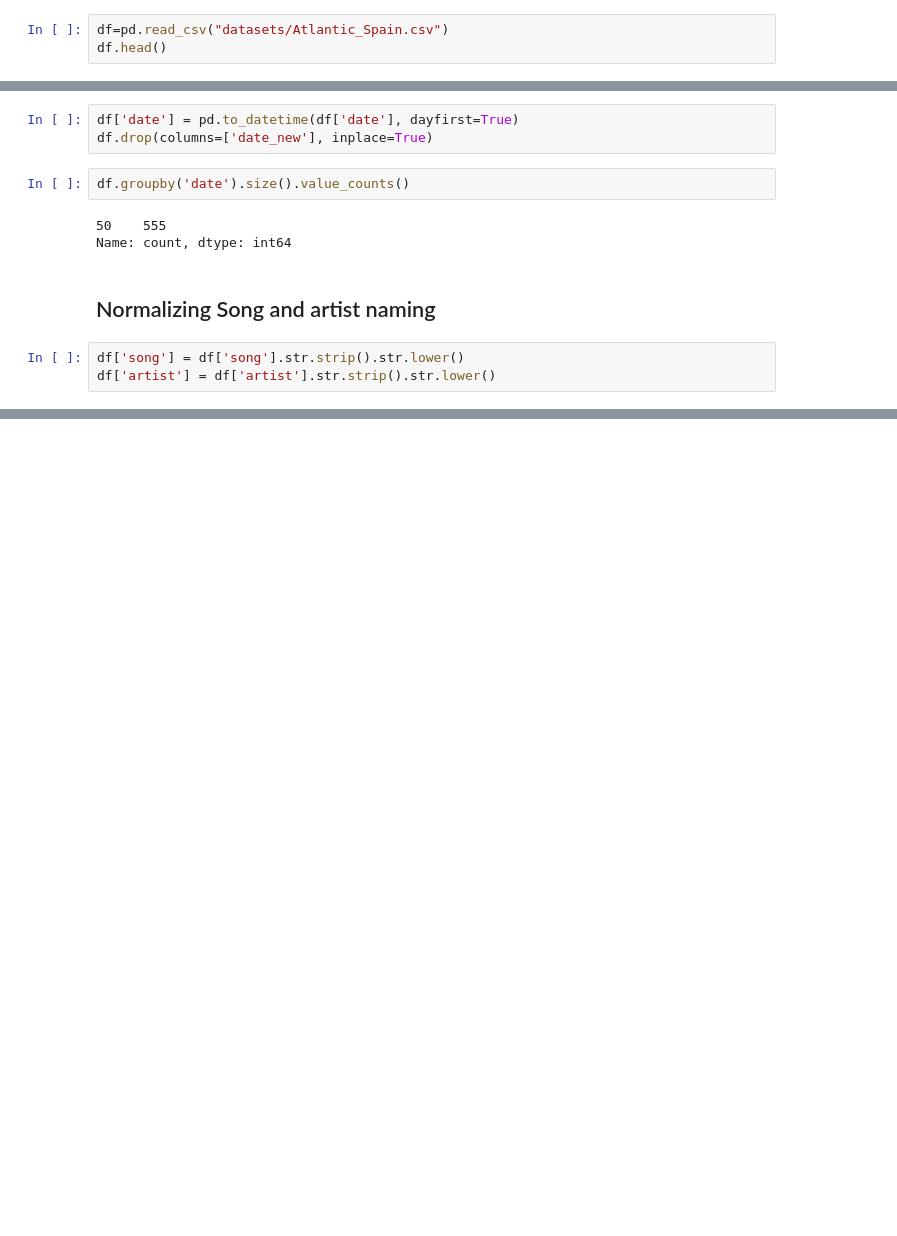
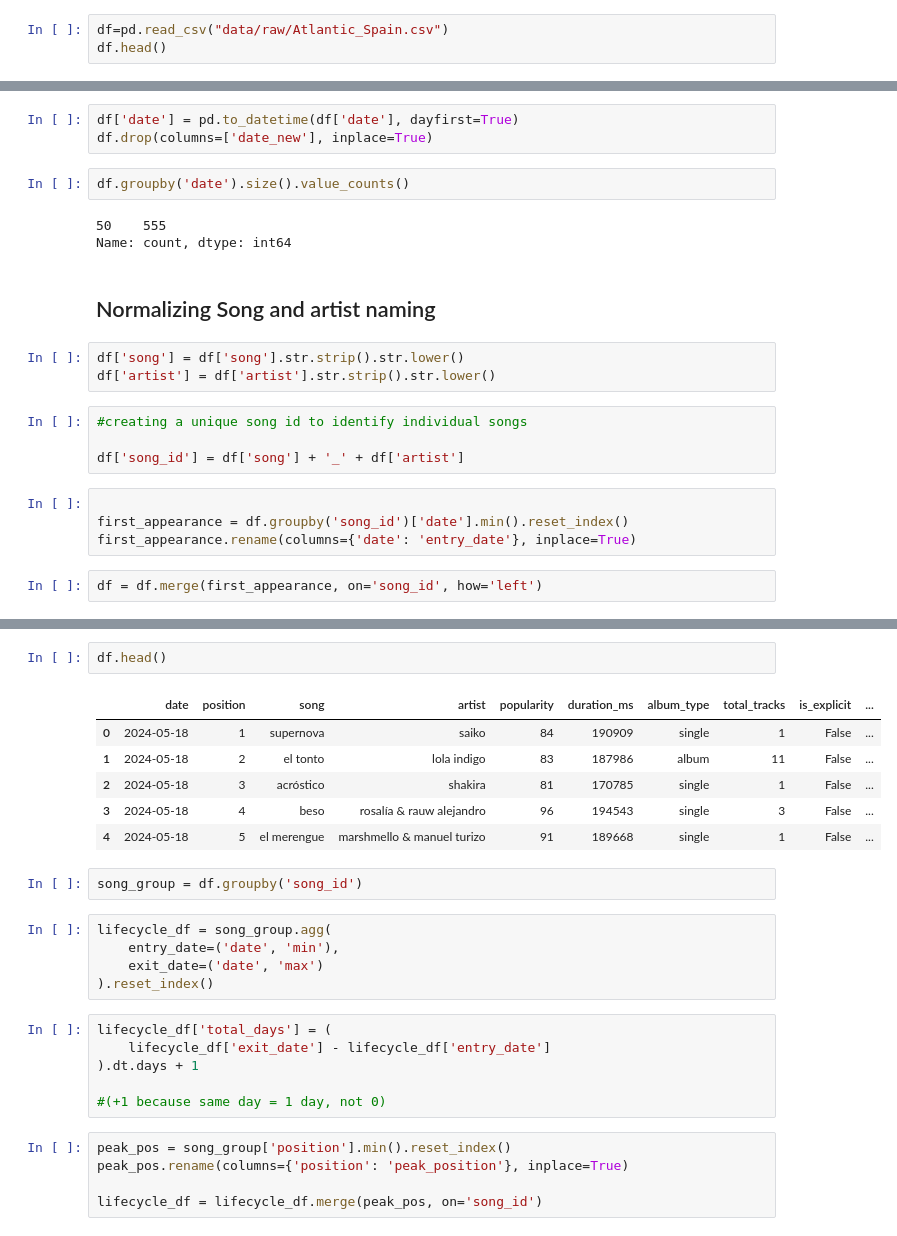
Before and after one commit to ruhaanizm/spaintopfifty, a Jupyter notebook: eda.ipynb, the cells around one changed output, grey strips where cells are left out. Cells and saved outputs as stored; diff of their text form; blank space fills up the shorter version.

Commit message:
dataset cleaned and lifecycle dataset created

```diff
--- a/eda.ipynb
+++ b/eda.ipynb
@@ -5,7 +5,7 @@ import matplotlib.pyplot as plt
 import seaborn as sns
 import plotly.express as px
 # %%
-df=pd.read_csv("datasets/Atlantic_Spain.csv")
+df=pd.read_csv("data/raw/Atlantic_Spain.csv")
 df.head()
 # %% [output]
 |  | date | position | song | artist | popularity | duration_ms | album_type | total_tracks | is_explicit | ... |
@@ -101,3 +101,13 @@ Name: count, dtype: int64
 # %%
 df['song'] = df['song'].str.strip().str.lower()
 df['artist'] = df['artist'].str.strip().str.lower()
+# %%
+#creating a unique song id to identify individual songs
+
+df['song_id'] = df['song'] + '_' + df['artist']
+# %%
+
+first_appearance = df.groupby('song_id')['date'].min().reset_index()
+first_appearance.rename(columns={'date': 'entry_date'}, inplace=True)
+# %%
+df = df.merge(first_appearance, on='song_id', how='left')
@@ -103,0 +123,27 @@ df['artist'] = df['artist'].str.strip().str.lower()
+# %%
+df.head()
+# %% [output]
+|  | date | position | song | artist | popularity | duration_ms | album_type | total_tracks | is_explicit | ... |
+| 0 | 2024-05-18 | 1 | supernova | saiko | 84 | 190909 | single | 1 | False | ... |
+| 1 | 2024-05-18 | 2 | el tonto | lola indigo | 83 | 187986 | album | 11 | False | ... |
+| 2 | 2024-05-18 | 3 | acróstico | shakira | 81 | 170785 | single | 1 | False | ... |
+| 3 | 2024-05-18 | 4 | beso | rosalía & rauw alejandro | 96 | 194543 | single | 3 | False | ... |
+| 4 | 2024-05-18 | 5 | el merengue | marshmello & manuel turizo | 91 | 189668 | single | 1 | False | ... |
+# %%
+song_group = df.groupby('song_id')
+# %%
+lifecycle_df = song_group.agg(
+    entry_date=('date', 'min'),
+    exit_date=('date', 'max')
+).reset_index()
+# %%
+lifecycle_df['total_days'] = (
+    lifecycle_df['exit_date'] - lifecycle_df['entry_date']
+).dt.days + 1
+
+#(+1 because same day = 1 day, not 0)
+# %%
+peak_pos = song_group['position'].min().reset_index()
+peak_pos.rename(columns={'position': 'peak_position'}, inplace=True)
+
+lifecycle_df = lifecycle_df.merge(peak_pos, on='song_id')
```
Also changed, not shown: parts of 8 cells of this notebook, 5 other files.
